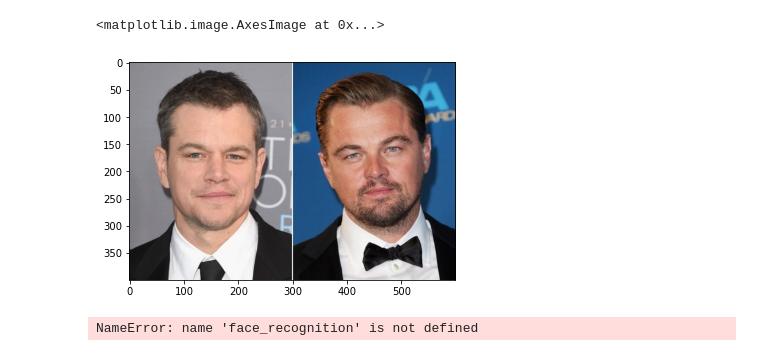
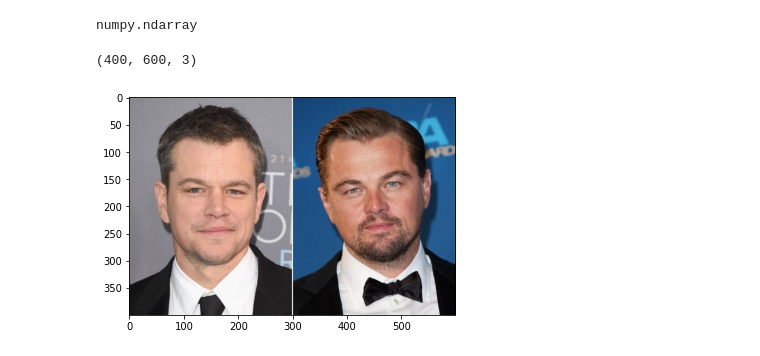
Before and after one commit to shivani-nandani/emotion-detection, a Jupyter notebook: face_detection.ipynb, the cells around one changed output. Drawn from its saved outputs; the diff is of its cells as text; code cells hidden in the pictures.

Commit message:
face detection

```diff
--- a/face_detection.ipynb
+++ b/face_detection.ipynb
@@ -26,12 +6,16 @@ import matplotlib.pyplot as plt
-# %%
-image = Image.open("../git-repos/emotion-detection/test_image.jpg")
-image_array1 = np.array(image)
-plt.imshow(image_array1)
-# %% [output]
-<matplotlib.image.AxesImage at 0x...>
-[figure, removed]
-# %%
-image = face_recognition.load_image_file("../git-repos/emotion-detection/test_image.jpg")
-face_locations = face_recognition.face_locations(image)
-# %% [output]
-NameError: name 'face_recognition' is not defined
+# %%
+img_raw = cv2.imread('test_image.jpg')
+# %%
+type(img_raw)
+# %% [output]
+numpy.ndarray
+# %%
+img_raw.shape
+# %% [output]
+(400, 600, 3)
+# %%
+test_img = cv2.cvtColor(img_raw, cv2.COLOR_BGR2RGB)
+plt.imshow(test_img)
+plt.show()
+# %% [output]
+[figure, added]
```
Also changed, not shown: parts of 8 cells of this notebook, 2 other files.
